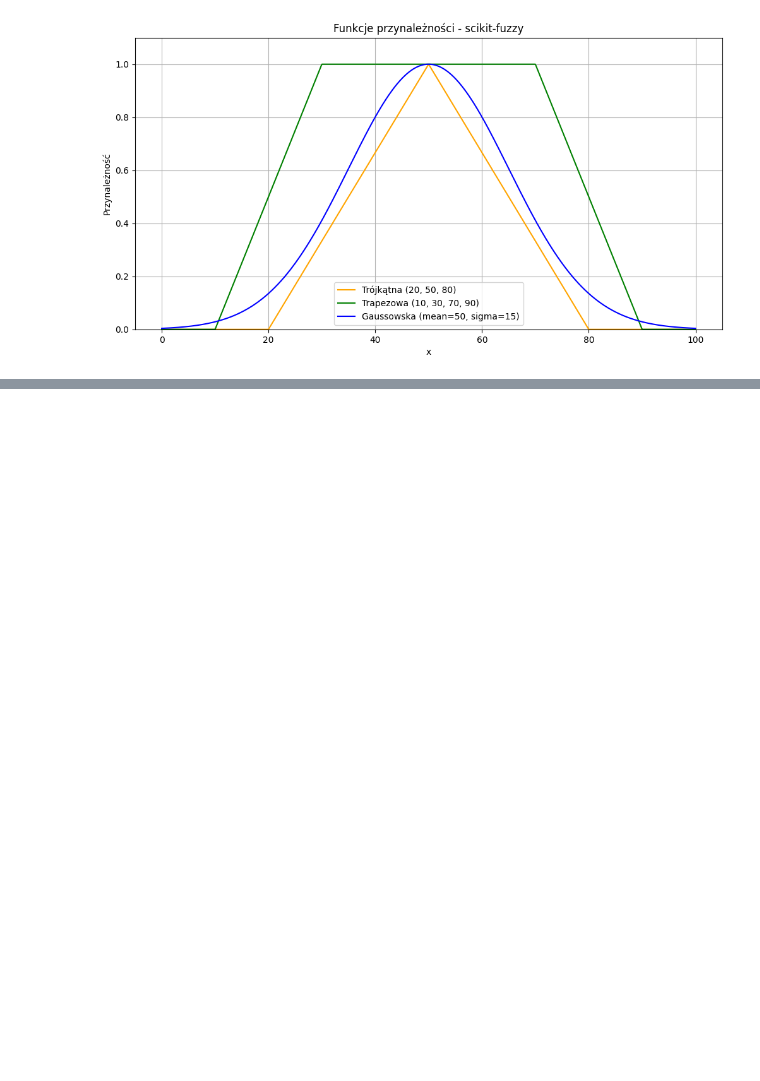
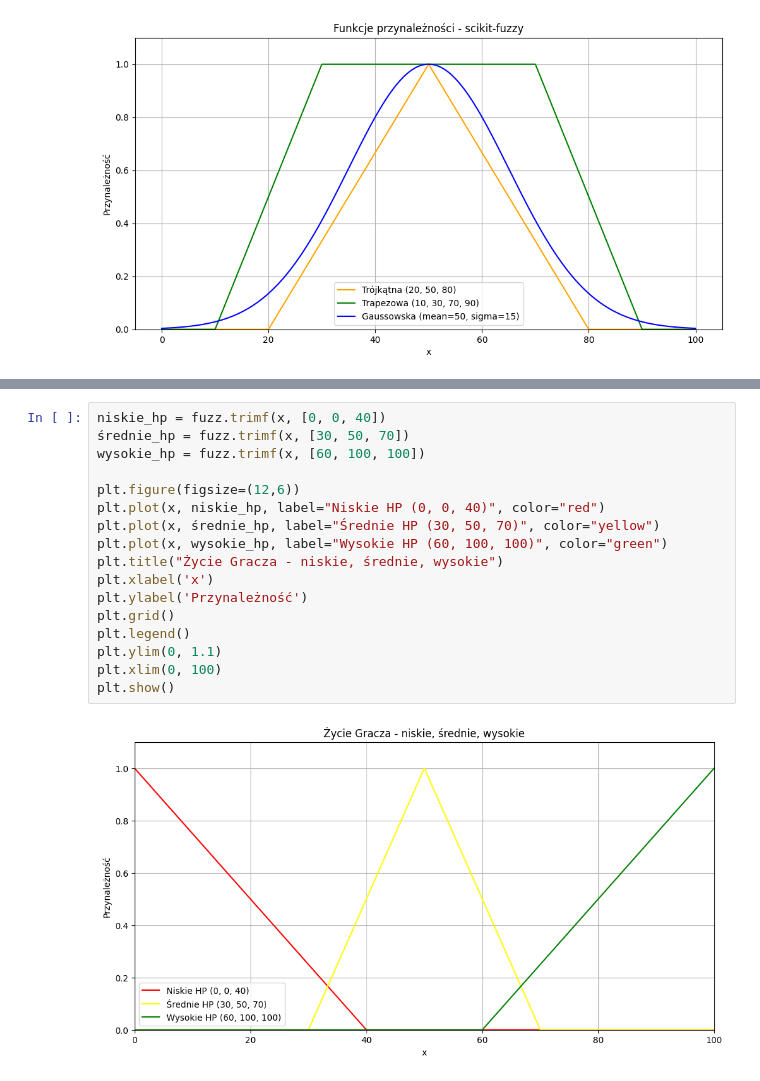
Before and after one commit to Glitch0110/AI-GiganciProgramowania, a Jupyter notebook: L18.ipynb, the cells around one changed output, grey strips where cells are left out. Drawn from its saved outputs; the diff is of its cells as text; blank space fills up the shorter version.

```diff
--- a/L18.ipynb
+++ b/L18.ipynb
@@ -42,0 +88,19 @@ plt.show()
+# %%
+niskie_hp = fuzz.trimf(x, [0, 0, 40])
+średnie_hp = fuzz.trimf(x, [30, 50, 70])
+wysokie_hp = fuzz.trimf(x, [60, 100, 100])
+
+plt.figure(figsize=(12,6))
+plt.plot(x, niskie_hp, label="Niskie HP (0, 0, 40)", color="red")
+plt.plot(x, średnie_hp, label="Średnie HP (30, 50, 70)", color="yellow")
+plt.plot(x, wysokie_hp, label="Wysokie HP (60, 100, 100)", color="green")
+plt.title("Życie Gracza - niskie, średnie, wysokie")
+plt.xlabel('x')
+plt.ylabel('Przynależność')
+plt.grid()
+plt.legend()
+plt.ylim(0, 1.1)
+plt.xlim(0, 100)
+plt.show()
+# %% [output]
+[figure, added]
```
Also changed, not shown: parts of 5 cells of this notebook.
